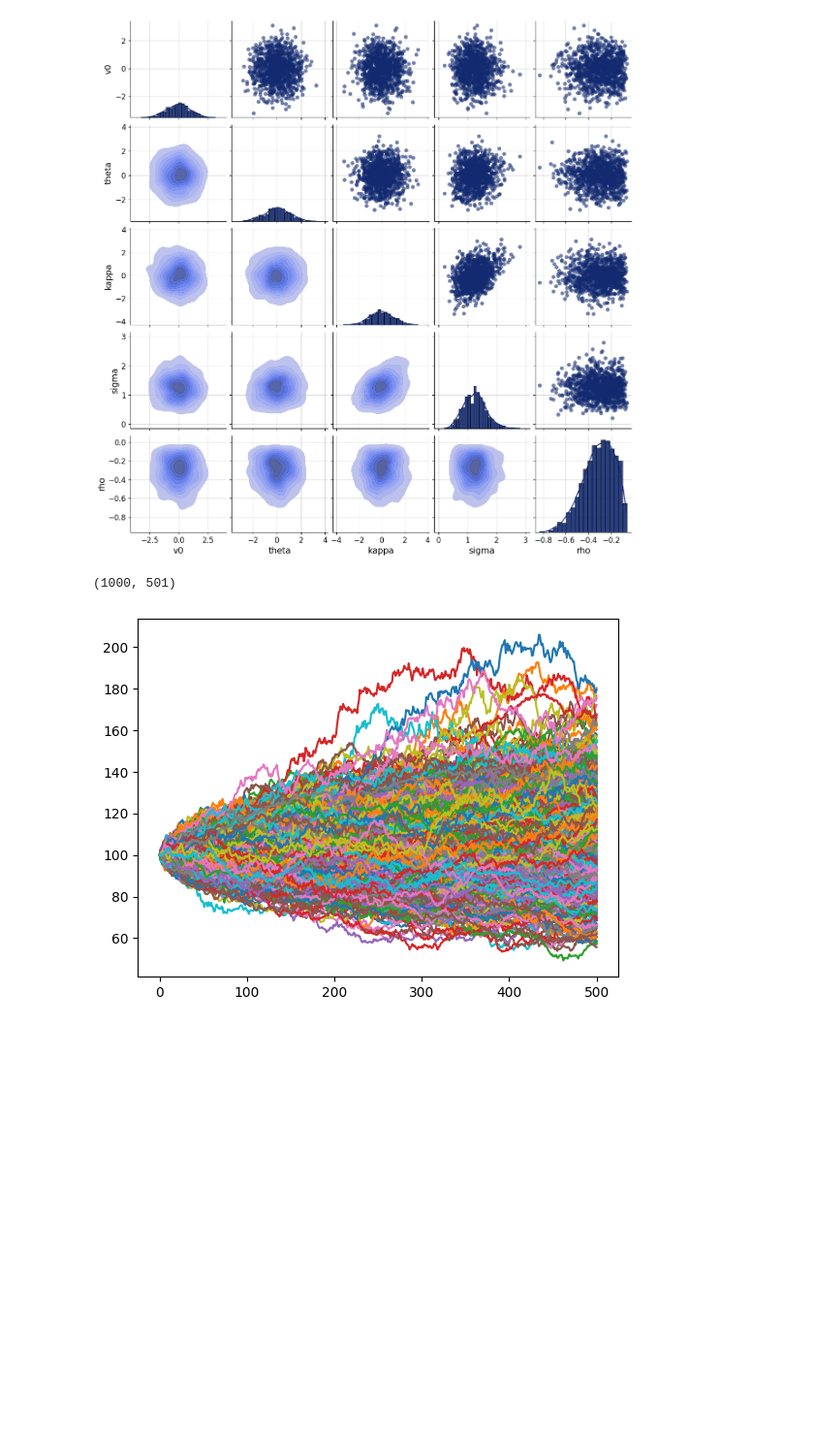
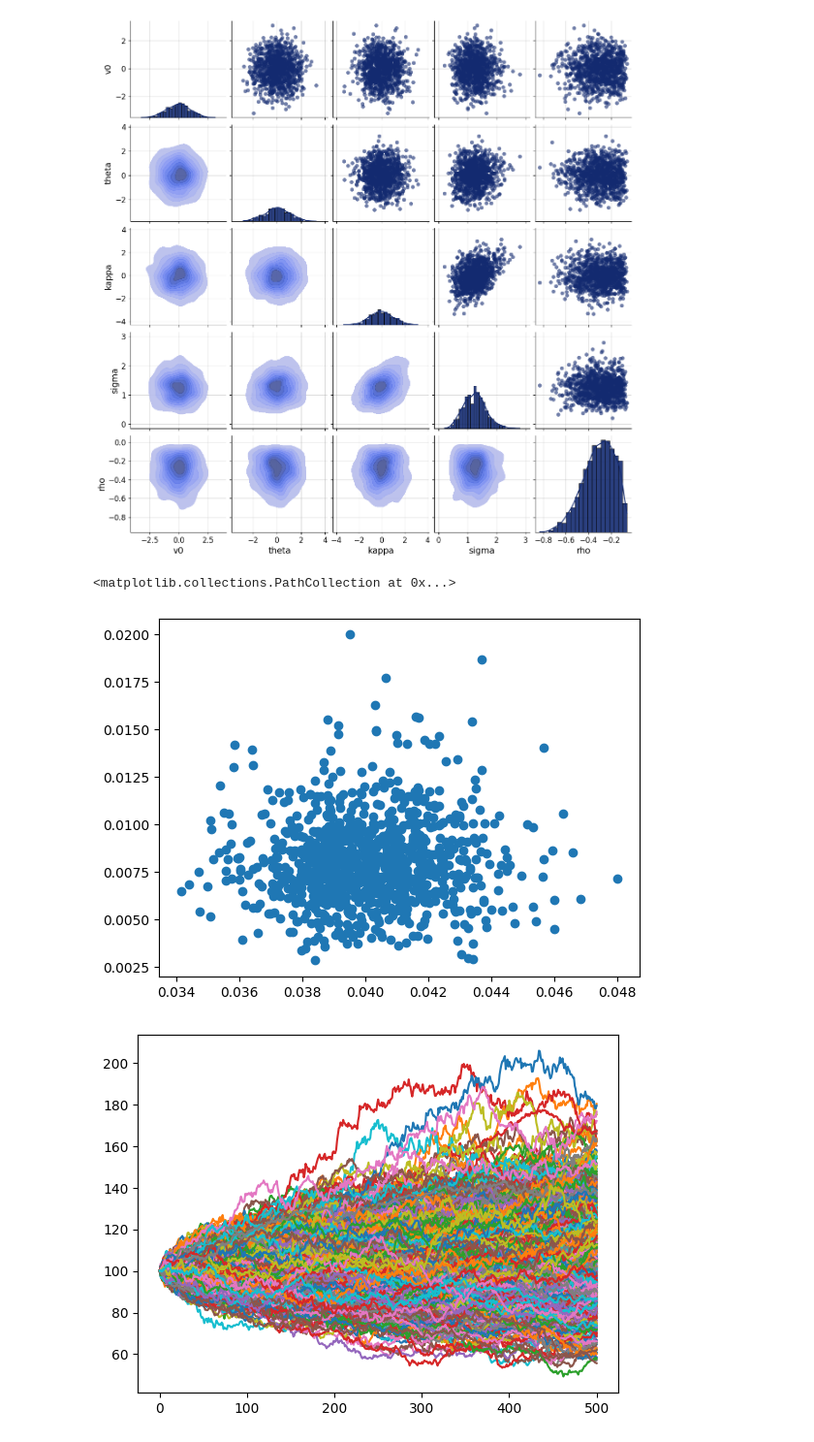
Before and after one commit to HexTechKiran/BayesSmile, a Jupyter notebook: HSV.ipynb, the cells around one changed output. Shown at 97% size. Cells and saved outputs as stored; diff of their text form; code cells hidden in the pictures; blank space fills up the shorter version.

```diff
--- a/HSV.ipynb
+++ b/HSV.ipynb
@@ -111,7 +112,7 @@ def draw_priors():
 
 Next, we define our simulator for the Heston Stochastic Volatility model, using QuantLib as the backend for our model for fast calculation. Using a Bayesflow simulator, we combine our draw_priors() function with our single path simulator to create a simulator object that can be used in our workflow
 # %%
-def single_heston_draw(v0, theta, kappa, sigma, rho, spot=100, steps=500, dt=1/500, maturity=1.0):
+def single_heston_draw(v0, theta, kappa, sigma, rho, spot=100, steps=2500, dt=1/500, maturity=1.0):
     # Transform draws for spot, v0, theta, and kappa into the correct space
     # spot = to_spot(spot)
     v0 = to_v0(v0)
@@ -165,9 +166,20 @@ grid = bf.diagnostics.plots.pairs_samples(
 # %%
 posterior_samples = simulator.sample(1000)
 # %%
-posterior_samples["price_path"].shape
+paths = posterior_samples['price_path']
+thetas = np.vectorize(to_theta)(posterior_samples['theta'])
+
+expected_return = 0.05 * (1.0 / 500)
+
+log_returns = np.diff(np.log(paths), axis=1)
+squared_deviations = (log_returns - expected_return)**2
+realized_variance = np.mean(squared_deviations, axis=1) * 500
+mean_realized_var = np.mean(realized_variance)
+
+plt.scatter(thetas, realized_variance)
 # %% [output]
-(1000, 501)
+<matplotlib.collections.PathCollection at 0x...>
+[figure, added]
 # %%
 paths = posterior_samples['price_path']
 price_paths = []
```
Also changed, not shown: parts of 2 cells of this notebook, 3 other files.
